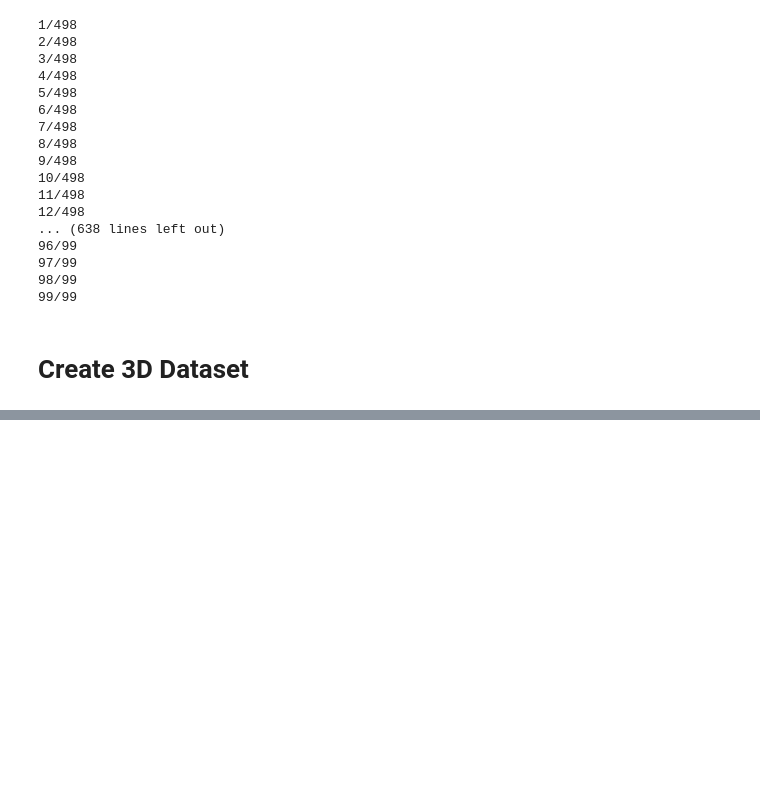
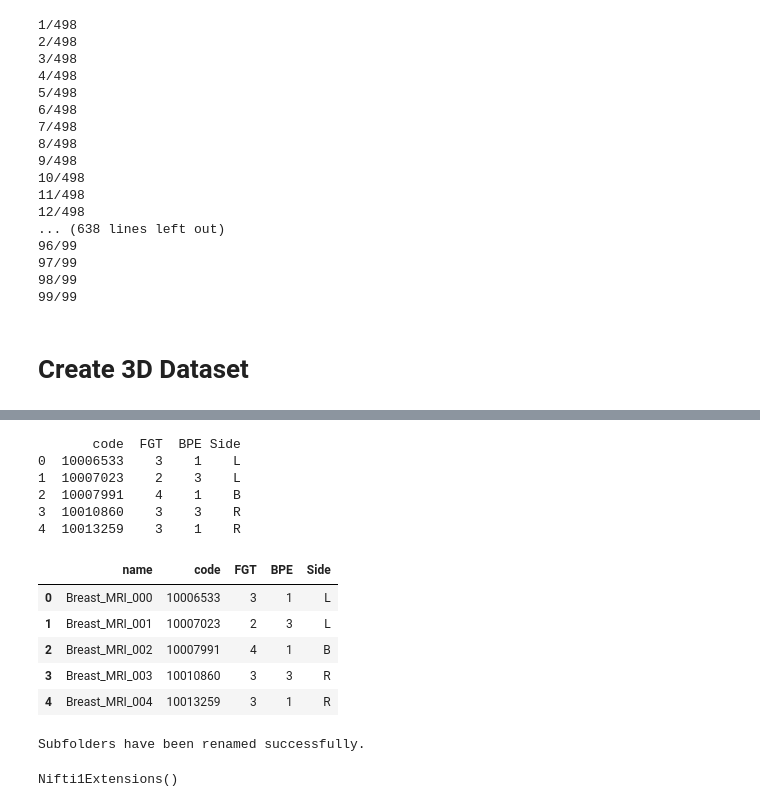
Before and after one commit to meysamkhalajj/fgt_classification_using_FibroHybridNet, a Jupyter notebook: Data_Preprocessing.ipynb, the cells around one changed output, grey strips where cells are left out. Drawn from its saved outputs; the diff is of its cells as text; code cells hidden in the pictures; blank space fills up the shorter version.

```diff
--- a/Data_Preprocessing.ipynb
+++ b/Data_Preprocessing.ipynb
@@ -1614,0 +1639,47 @@ train_set_info, validation_set_info, test_set_info  = dataset_creator(both_side_
+# %%
+data_labels = pd.read_csv("E:\Others\FGT Classification Dataset\data_labels.csv")
+print(data_labels.head())
+# %% [output]
+       code  FGT  BPE Side
+0  10006533    3    1    L
+1  10007023    2    3    L
+2  10007991    4    1    B
+3  10010860    3    3    R
+4  10013259    3    1    R
+# %%
+
+# Generate the new 'name' column
+data_labels.insert(0, "name", [f"Breast_MRI_{i:03d}" for i in range(len(data_labels))])
+# %%
+data_labels.head()
+# %% [output]
+|  | name | code | FGT | BPE | Side |
+| 0 | Breast_MRI_000 | 10006533 | 3 | 1 | L |
+| 1 | Breast_MRI_001 | 10007023 | 2 | 3 | L |
+| 2 | Breast_MRI_002 | 10007991 | 4 | 1 | B |
+| 3 | Breast_MRI_003 | 10010860 | 3 | 3 | R |
+| 4 | Breast_MRI_004 | 10013259 | 3 | 1 | R |
+# %%
+df = data_labels
+
+# Folder containing .nii files
+folder_path = "E:/Others/FGT Classification Dataset/2D Dataset/Validation"  # Replace with your actual folder path
+
+# Create a dictionary to map 'code' to 'name'
+code_to_name = dict(zip(df['code'].astype(str), df['name']))
+
+# Iterate through subfolders in the main folder
+for subfolder in os.listdir(folder_path):
+    subfolder_path = os.path.join(folder_path, subfolder)
+
+    # Check if it's a directory and if its name is in the mapping dictionary
+    if os.path.isdir(subfolder_path) and subfolder in code_to_name:
+        new_name = code_to_name[subfolder]  # Get the corresponding name
+        new_subfolder_path = os.path.join(folder_path, new_name)
+
+        # Rename the folder
+        os.rename(subfolder_path, new_subfolder_path)
+
+print("Subfolders have been renamed successfully.")
+# %% [output]
+Subfolders have been renamed successfully.
@@ -1614,0 +1696,4 @@ train_set_info, validation_set_info, test_set_info  = dataset_creator(both_side_
+# %%
+extensions
+# %% [output]
+Nifti1Extensions()
```
Also changed, not shown: parts of 25 cells of this notebook.
